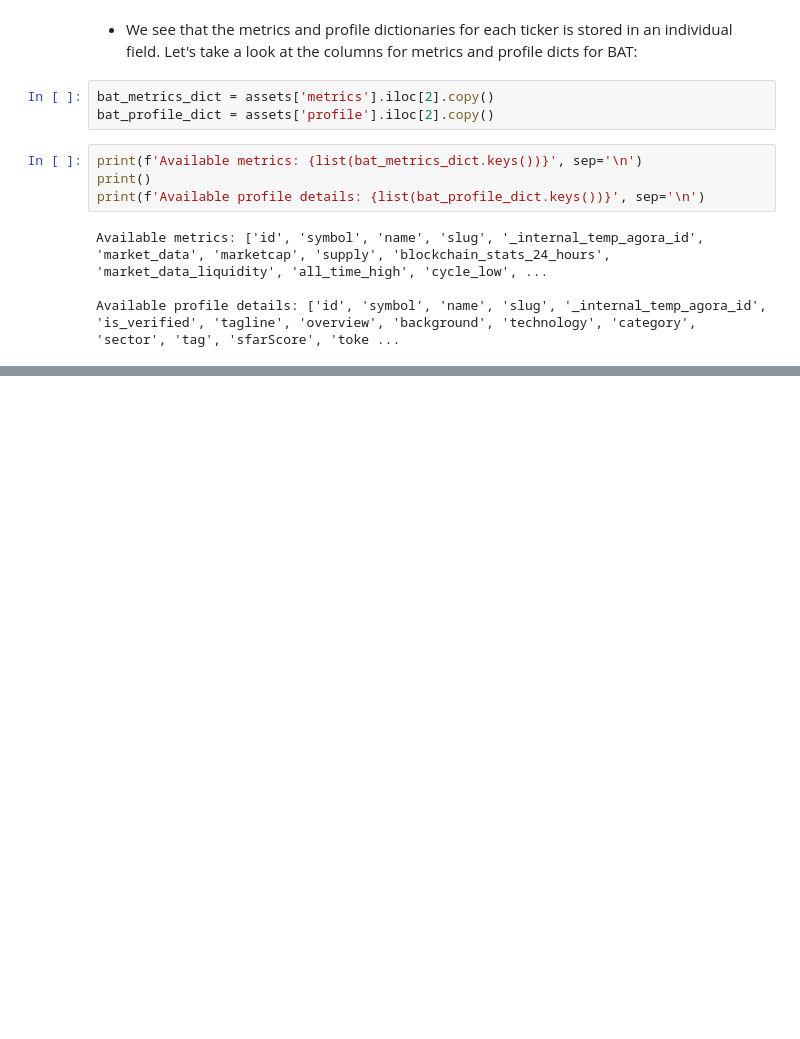
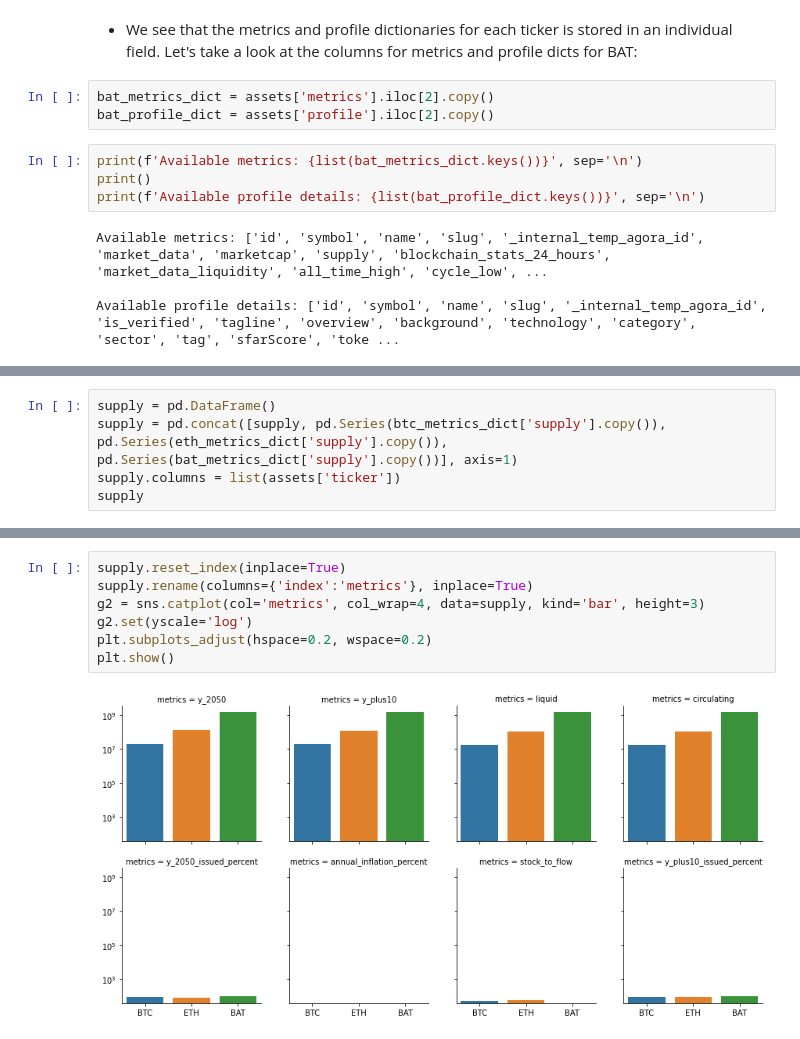
Before and after one commit to grantrzchan/bat-asset-analysis, a Jupyter notebook: bat_market_metrics.ipynb, the cells around one changed output, grey strips where cells are left out. Drawn from its saved outputs; the diff is of its cells as text; blank space fills up the shorter version.

```diff
--- a/bat_market_metrics.ipynb
+++ b/bat_market_metrics.ipynb
@@ -38,0 +87,5 @@ Available profile details: ['id', 'symbol', 'name', 'slug', '_internal_temp_agor
+# %%
+supply = pd.DataFrame()
+supply = pd.concat([supply, pd.Series(btc_metrics_dict['supply'].copy()), pd.Series(eth_metrics_dict['supply'].copy()), pd.Series(bat_metrics_dict['supply'].copy())], axis=1)
+supply.columns = list(assets['ticker'])
+supply
@@ -38,0 +102,9 @@ Available profile details: ['id', 'symbol', 'name', 'slug', '_internal_temp_agor
+# %%
+supply.reset_index(inplace=True)
+supply.rename(columns={'index':'metrics'}, inplace=True)
+g2 = sns.catplot(col='metrics', col_wrap=4, data=supply, kind='bar', height=3)
+g2.set(yscale='log')
+plt.subplots_adjust(hspace=0.2, wspace=0.2)
+plt.show()
+# %% [output]
+[figure, added]
```
Also changed, not shown: parts of 6 cells of this notebook.
